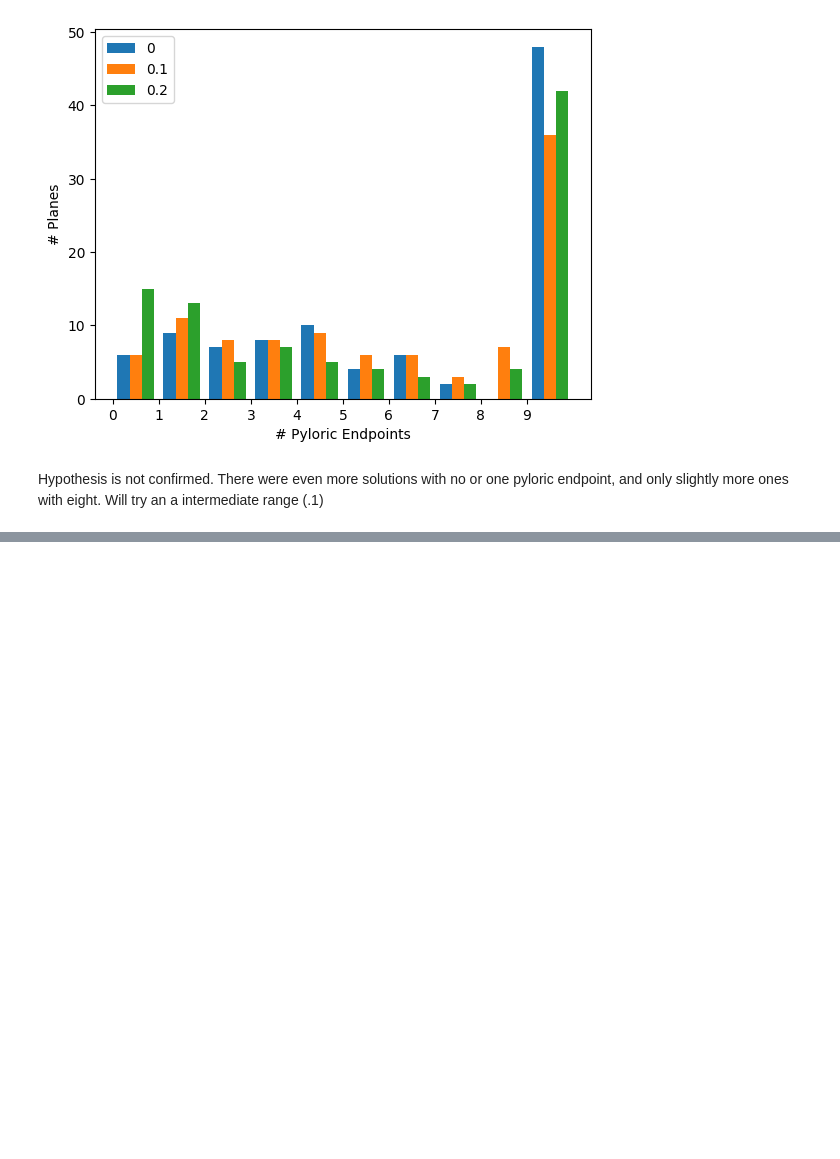
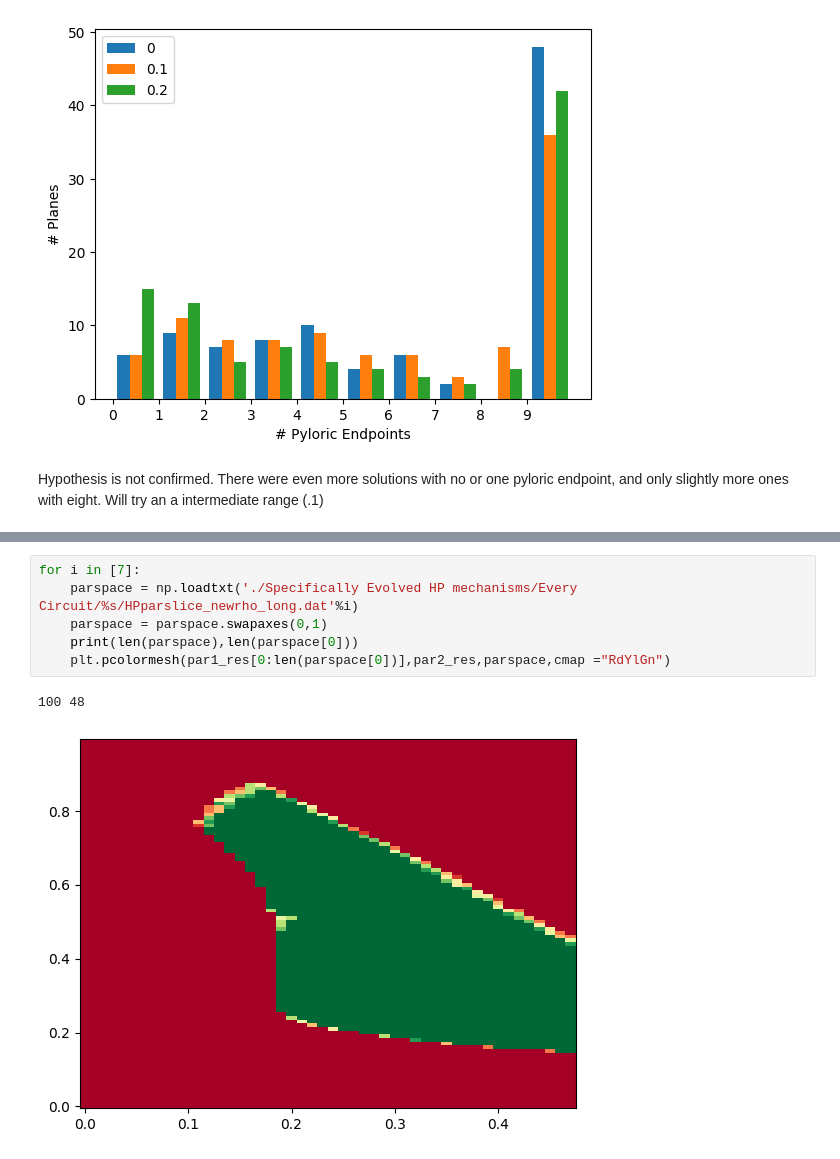
Before and after one commit to ljstolting/EvolvingHP, a Jupyter notebook: Cpp/HPparspaceanalysis.ipynb, the cells around one changed output, grey strips where cells are left out. Cells and saved outputs as stored; diff of their text form; blank space fills up the shorter version.

```diff
--- a/Cpp/HPparspaceanalysis.ipynb
+++ b/Cpp/HPparspaceanalysis.ipynb
@@ -181,0 +196,9 @@ plt.pcolormesh(par1_res[0:len(parspace_long[0])],par2_res,parspace_long)
+# %%
+for i in [7]:
+    parspace = np.loadtxt('./Specifically Evolved HP mechanisms/Every Circuit/%s/HPparslice_newrho_long.dat'%i)
+    parspace = parspace.swapaxes(0,1)
+    print(len(parspace),len(parspace[0]))
+    plt.pcolormesh(par1_res[0:len(parspace[0])],par2_res,parspace,cmap ="RdYlGn")
+# %% [output]
+100 48
+[figure, added]
```
Also changed, not shown: parts of 4 cells of this notebook, 11 other files.
